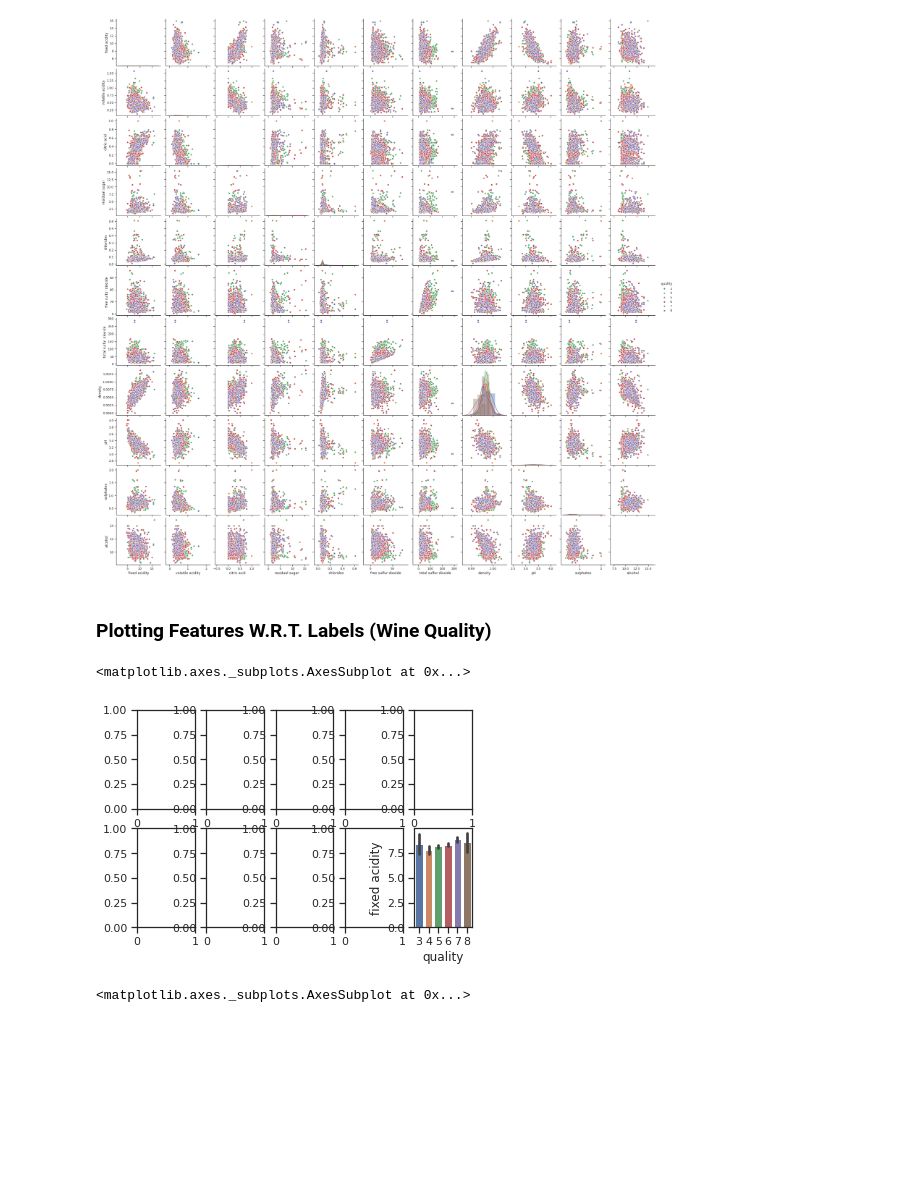
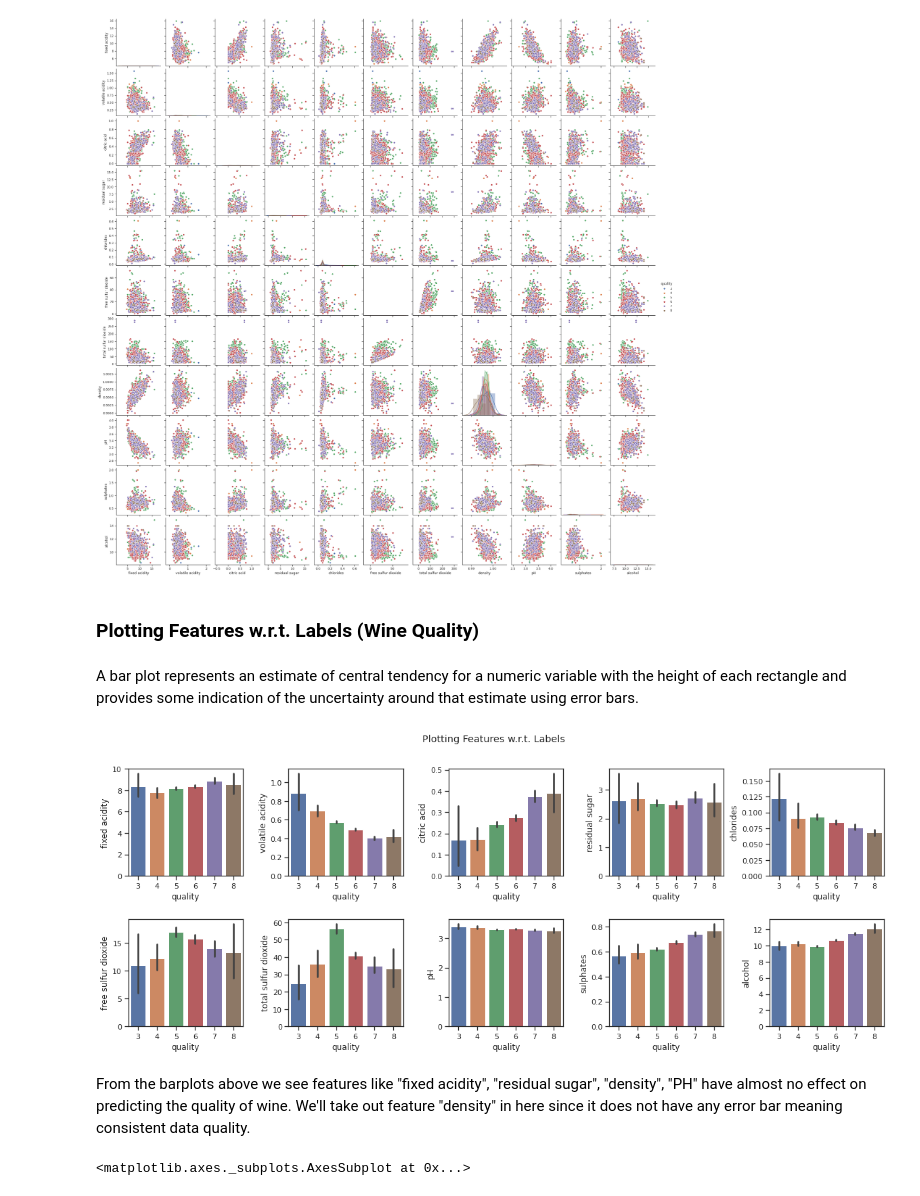
Before and after one commit to yixin0829/multi-label-wine-quality-classification, a Jupyter notebook: Wine_Quality_Classification.ipynb, the cells around one changed output. Drawn from its saved outputs; the diff is of its cells as text; code cells hidden in the pictures; blank space fills up the shorter version.

```diff
--- a/Wine_Quality_Classification.ipynb
+++ b/Wine_Quality_Classification.ipynb
@@ -195,14 +164,25 @@ g.add_legend()
 <seaborn.axisgrid.PairGrid at 0x...>
 [figure]
 # %% [markdown]
-### Plotting Features W.R.T. Labels (Wine Quality)
+### Plotting Features w.r.t. Labels (Wine Quality)
-# %%
-figure, axes = plt.subplots(nrows=2, ncols=5)
-# fig = plt.figure(figsize = (5,3))
-sns.barplot(x = 'quality', y = 'fixed acidity', data = wine_df)
-# %% [output]
-<matplotlib.axes._subplots.AxesSubplot at 0x...>
-[figure, removed]
+# %% [markdown]
+A bar plot represents an estimate of central tendency for a numeric variable with the height of each rectangle and provides some indication of the uncertainty around that estimate using error bars.
+# %%
+# Creating a 2 x 5 subplot grid
+figure, axes = plt.subplots(nrows=2, ncols=5, figsize=(20,7))
+figure.suptitle("Plotting Features w.r.t. Labels")
+# wspace: the amount of width reserved for space between subplots, expressed as a fraction of the average axis width
+# hspace; the amount of height reserved for space between subplots, expressed as a fraction of the average axis height
+figure.subplots_adjust(hspace=0.4, wspace= 0.4)
+
+# Using for loop to interate through different features and plot its barplot against wine "quality" feature (categorical data)
+for i in range(2):
+  for j in range(5):
+    sns.barplot(ax=axes[i,j], x='quality', y=wine_df.columns[i*5 + j], data = wine_df)
+# %% [output]
+[figure, added]
+# %% [markdown]
+From the barplots above we see features like "fixed acidity", "residual sugar", "density", "PH" have almost no effect on predicting the quality of wine. We'll take out feature "density" in here since it does not have any error bar meaning consistent data quality.
 # %%
 # Visualize the distribution of citric acid since previously apply .describe() on wine_df citric acid has a minimum of 0
 citric_acid = pd.Series(wine_df.loc[:,'citric acid'])
```
Also changed, not shown: parts of 14 cells of this notebook.
